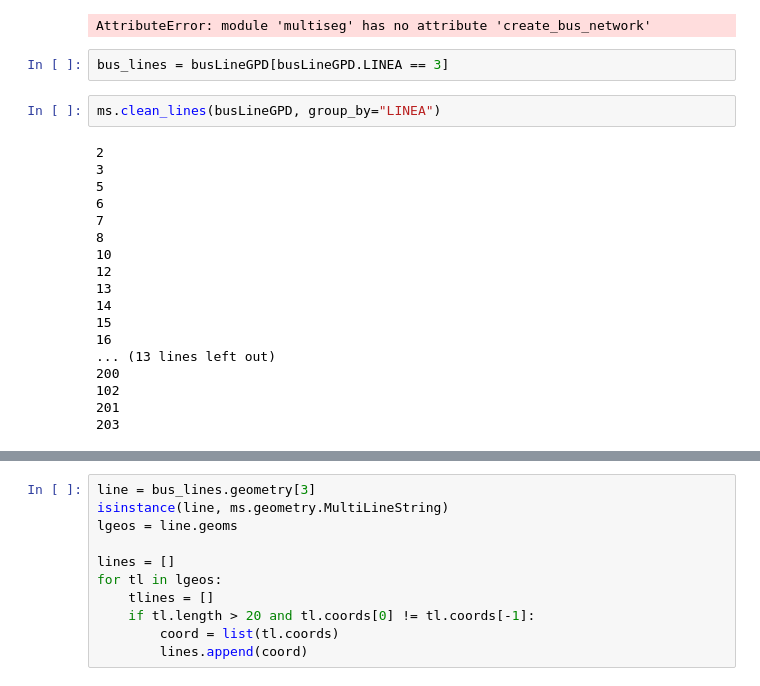
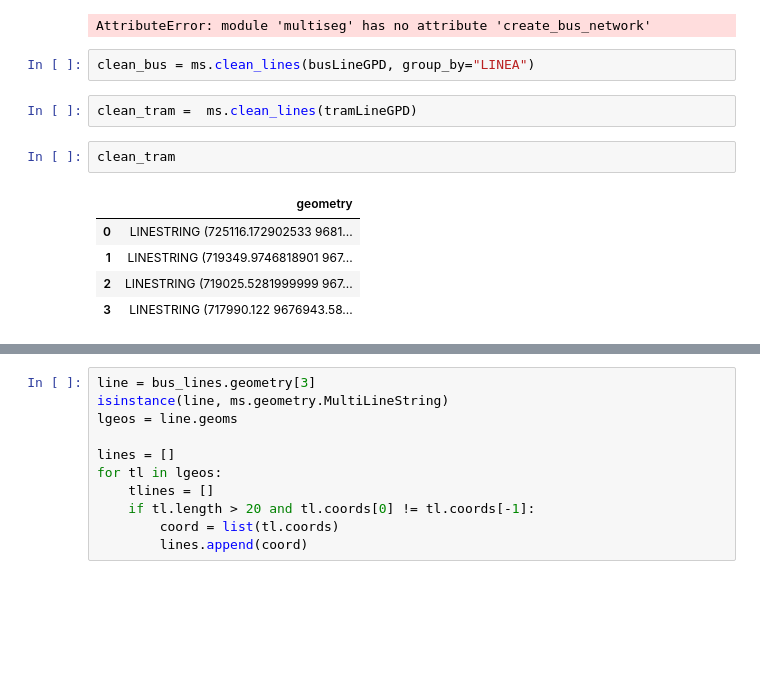
Before and after one commit to mateoneira/MultiplexSegregation, a Jupyter notebook: Multiplex_Segregation.ipynb, the cells around one changed output, grey strips where cells are left out. Drawn from its saved outputs; the diff is of its cells as text; blank space fills up the shorter version.

Commit message:
added clean lines function

```diff
--- a/Multiplex_Segregation.ipynb
+++ b/Multiplex_Segregation.ipynb
@@ -129,25 +129,15 @@ Creates a time weighted graph that represents the bus network with an average sp
 bus_network = ms.create_bus_network(busLineGPD, busStopGPD, area, speed = 30)
 # %% [output]
 AttributeError: module 'multiseg' has no attribute 'create_bus_network'
-# %%
-bus_lines = busLineGPD[busLineGPD.LINEA == 3]
 # %%
-ms.clean_lines(busLineGPD, group_by="LINEA")
+clean_bus = ms.clean_lines(busLineGPD, group_by="LINEA")
-# %% [output]
-2
-3
-5
-6
-7
-8
-10
-12
-13
-14
-15
-16
-... (13 lines left out)
-200
-102
-201
-203
+# %%
+clean_tram =  ms.clean_lines(tramLineGPD)
+# %%
+clean_tram
+# %% [output]
+|  | geometry |
+| 0 | LINESTRING (725116.172902533 9681... |
+| 1 | LINESTRING (719349.9746818901 967... |
+| 2 | LINESTRING (719025.5281999999 967... |
+| 3 | LINESTRING (717990.122 9676943.58... |
```
Also changed, not shown: parts of 14 cells of this notebook, 2 other files.
